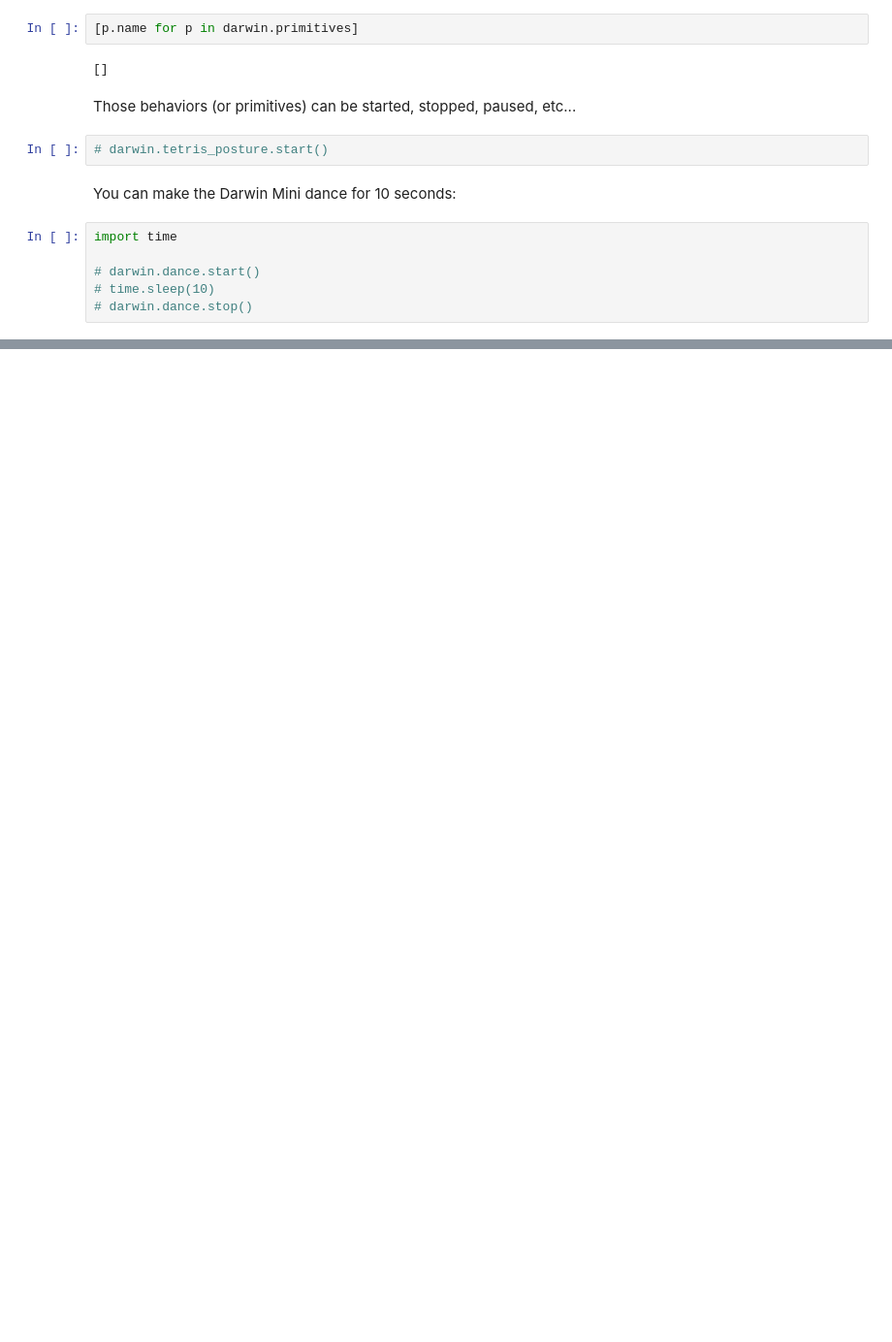
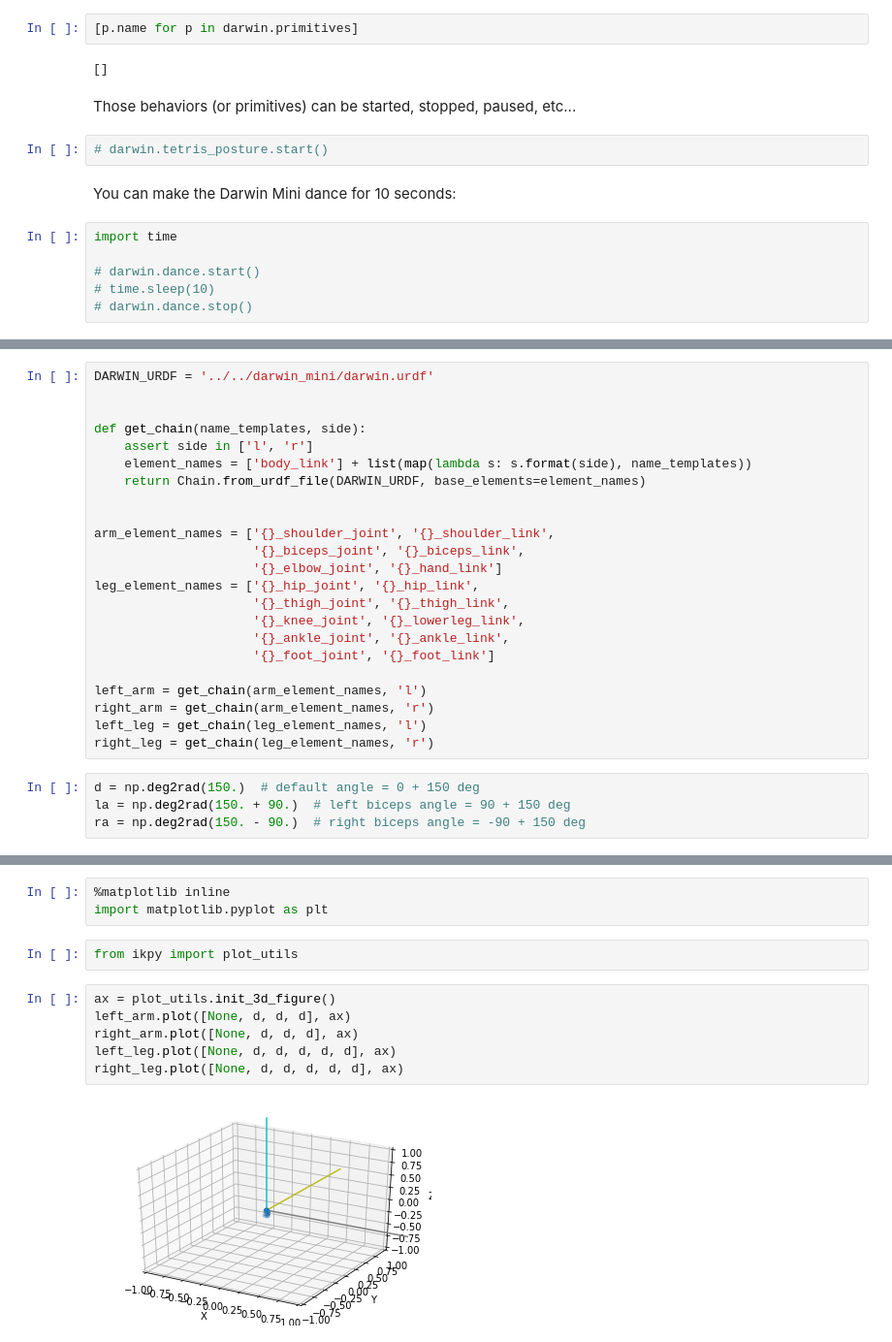
Before and after one commit to japonophile/darwin, a Jupyter notebook: software/samples/notebooks/Discover Darwin Mini.ipynb, the cells around one changed output, grey strips where cells are left out. Shown at 97% size. Drawn from its saved outputs; the diff is of its cells as text; blank space fills up the shorter version.

```diff
--- a/software/samples/notebooks/Discover Darwin Mini.ipynb
+++ b/software/samples/notebooks/Discover Darwin Mini.ipynb
@@ -203,0 +370,27 @@ import time
+# %%
+DARWIN_URDF = '../../darwin_mini/darwin.urdf'
+
+
+def get_chain(name_templates, side):
+    assert side in ['l', 'r']
+    element_names = ['body_link'] + list(map(lambda s: s.format(side), name_templates))
+    return Chain.from_urdf_file(DARWIN_URDF, base_elements=element_names)
+
+
+arm_element_names = ['{}_shoulder_joint', '{}_shoulder_link',
+                     '{}_biceps_joint', '{}_biceps_link',
+                     '{}_elbow_joint', '{}_hand_link']
+leg_element_names = ['{}_hip_joint', '{}_hip_link',
+                     '{}_thigh_joint', '{}_thigh_link',
+                     '{}_knee_joint', '{}_lowerleg_link',
+                     '{}_ankle_joint', '{}_ankle_link',
+                     '{}_foot_joint', '{}_foot_link']
+
+left_arm = get_chain(arm_element_names, 'l')
+right_arm = get_chain(arm_element_names, 'r')
+left_leg = get_chain(leg_element_names, 'l')
+right_leg = get_chain(leg_element_names, 'r')
+# %%
+d = np.deg2rad(150.)  # default angle = 0 + 150 deg
+la = np.deg2rad(150. + 90.)  # left biceps angle = 90 + 150 deg
+ra = np.deg2rad(150. - 90.)  # right biceps angle = -90 + 150 deg
@@ -203,0 +411,13 @@ import time
+# %%
+%matplotlib inline
+import matplotlib.pyplot as plt
+# %%
+from ikpy import plot_utils
+# %%
+ax = plot_utils.init_3d_figure()
+left_arm.plot([None, d, d, d], ax)
+right_arm.plot([None, d, d, d], ax)
+left_leg.plot([None, d, d, d, d, d], ax)
+right_leg.plot([None, d, d, d, d, d], ax)
+# %% [output]
+[figure, added]
```
Also changed, not shown: parts of 80 cells of this notebook, 5 other files.
